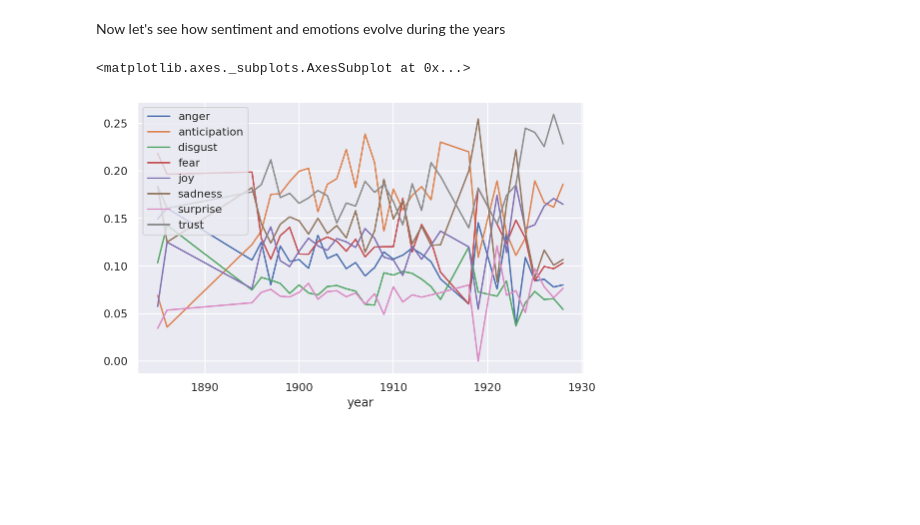
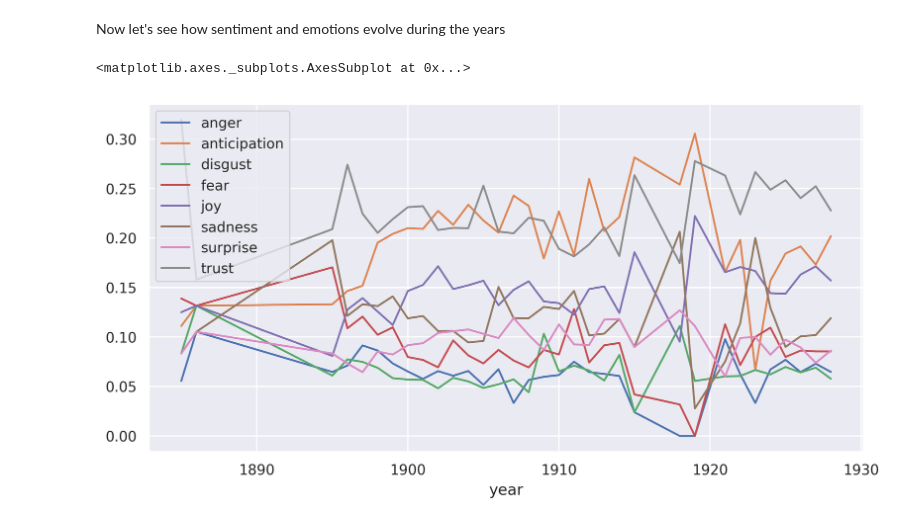
Before and after one commit to lykos273998/Svevo, a Jupyter notebook: ml_proj.ipynb, the cells around one changed output. Cells and saved outputs as stored; diff of their text form; code cells hidden in the pictures; blank space fills up the shorter version.

```diff
--- a/ml_proj.ipynb
+++ b/ml_proj.ipynb
@@ -56,8 +39,11 @@ italian_df["text"] = italian_df["text"].str.lower()
 
 # Tokenize, lemmatize and remove stop words
 nlp = it_core_news_sm.load()
+it_stop_words = []#stopwords.words('italian')
+custom_stop_words = ['me','xe', 'el', 'lettera', 'schmitz','ettore', 'signora', 'signore', 'scrivere', 'sapere','fare', 'cosa','essere']
+it_stop_words.extend(custom_stop_words)
 token = italian_df
 token['filtered'] = token.text.apply(lambda filter:
                                       " ".join(token.lemma_ for token
                                                in nlp(filter)
-                                               if not token.is_stop))
+                                               if token.pos_ in ['NOUN', 'VERB', 'ADJ', 'PUNCT']))
@@ -224,9 +144,12 @@ emotion_values = [anger_percent, anticipation_percent, disgust_percent, fear_per
 # %% [markdown]
 So here below we have barplots for sentiments and emotions taking into account the entire corpus of letters
 # %%
+plt.rcParams["figure.dpi"] = 144
+
 sns.set_theme(style="darkgrid")
 sns.color_palette("pastel")
 np_label = ['Negative', 'Positive']
+plt.figure(figsize=(3,3))
 sns.barplot(np_label, sentiment_values)
 # %% [output]
 <matplotlib.axes._subplots.AxesSubplot at 0x...>
@@ -334,7 +232,7 @@ plt.show()
 # %% [markdown]
 Now let's see how sentiment and emotions evolve during the years
 # %%
-years_df = full_df.groupby('year', as_index=False).mean()
+years_df = full_filtered_df.groupby('year', as_index=False).mean()
 years_df.drop(['n','index'], axis = 1, inplace = True)
 # %%
 for i in range(0,33):
@@ -342,8 +240,8 @@ for i in range(0,33):
   years_df.iloc[i,9:11] = years_df.iloc[i,9:11]/years_df.iloc[i,9:11].sum()
 # %%
 years_df.plot(x = 'year', y = ['anger', 'anticipation', 'disgust', 'fear', 'joy'
-                              ,'sadness','surprise','trust'], figsize = (8,5))
+                              ,'sadness','surprise','trust'], figsize = (10,5))
 # %% [output]
 <matplotlib.axes._subplots.AxesSubplot at 0x...>
-[figure, old version]
+[figure, new version]
 # %%
```
Also changed, not shown: parts of 20 cells of this notebook.
